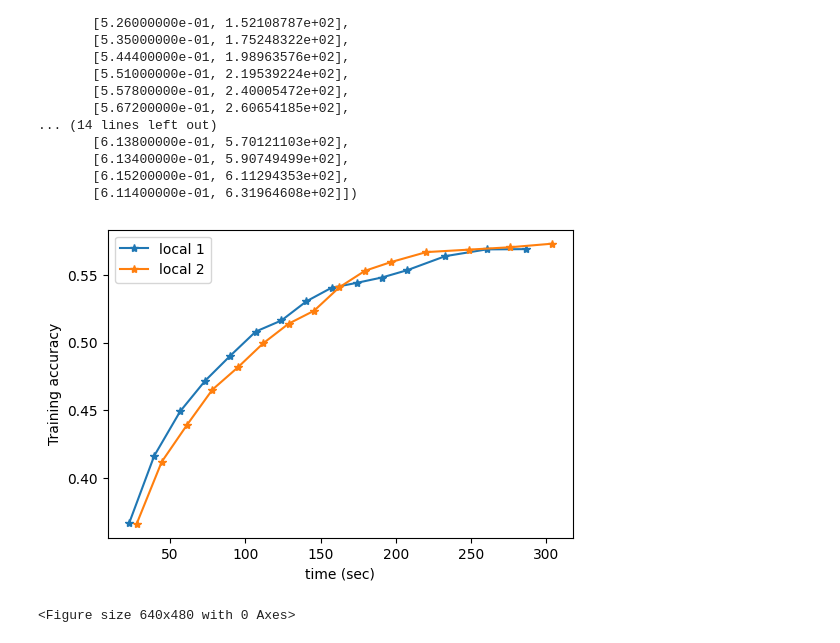
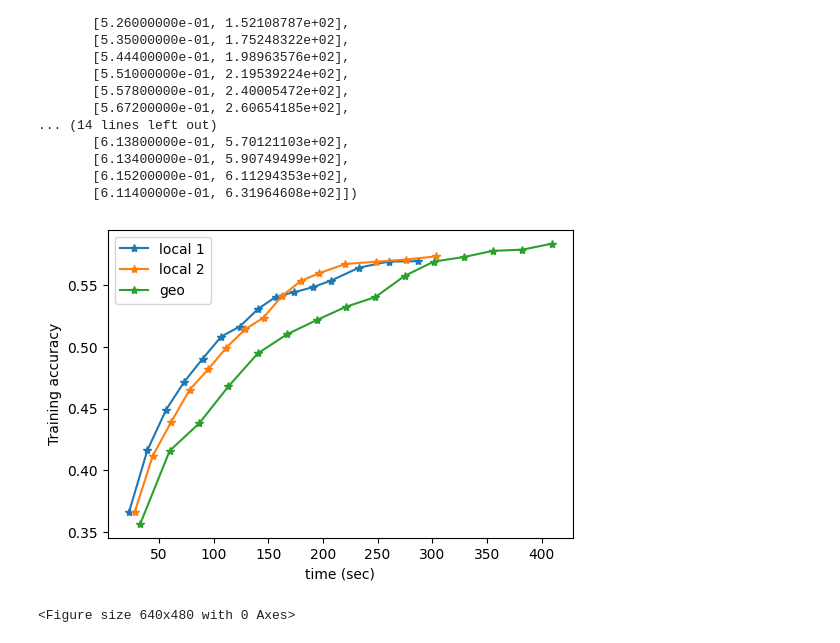
Before and after one commit to tejas-shivanand-mane/flower, a Jupyter notebook: flwr.ipynb, the cells around one changed output. Cells and saved outputs as stored; diff of their text form; code cells hidden in the pictures.

```diff
--- a/flwr.ipynb
+++ b/flwr.ipynb
@@ -355,15 +369,15 @@ array([[3.61000000e-01, 2.81525052e+01],
 # %%
 pl.figure(figsize = (6,4))
 pl.plot(np.array(list(results_local[:,1])), np.array(list(results_local[:,0])), '-*', label = 'local 1')
 pl.plot(np.array(list(results_local1[:,1])), np.array(list(results_local1[:,0])), '-*', label = 'local 2')
 
-# pl.plot(np.array(list(results_geo[:,1])), np.array(list(results_geo[:,0])), '-*', label = 'geo')
+pl.plot(np.array(list(results_geo[:,1])), np.array(list(results_geo[:,0])), '-*', label = 'geo')
 pl.legend()
 pl.ylabel('Training accuracy')
 
 pl.xlabel('time (sec)')
 pl.show()
 pl.clf()
 # %% [output]
-[figure, old version]
+[figure, new version]
 <Figure size 640x480 with 0 Axes>
```
Also changed, not shown: parts of 16 cells of this notebook, 5 other files.
